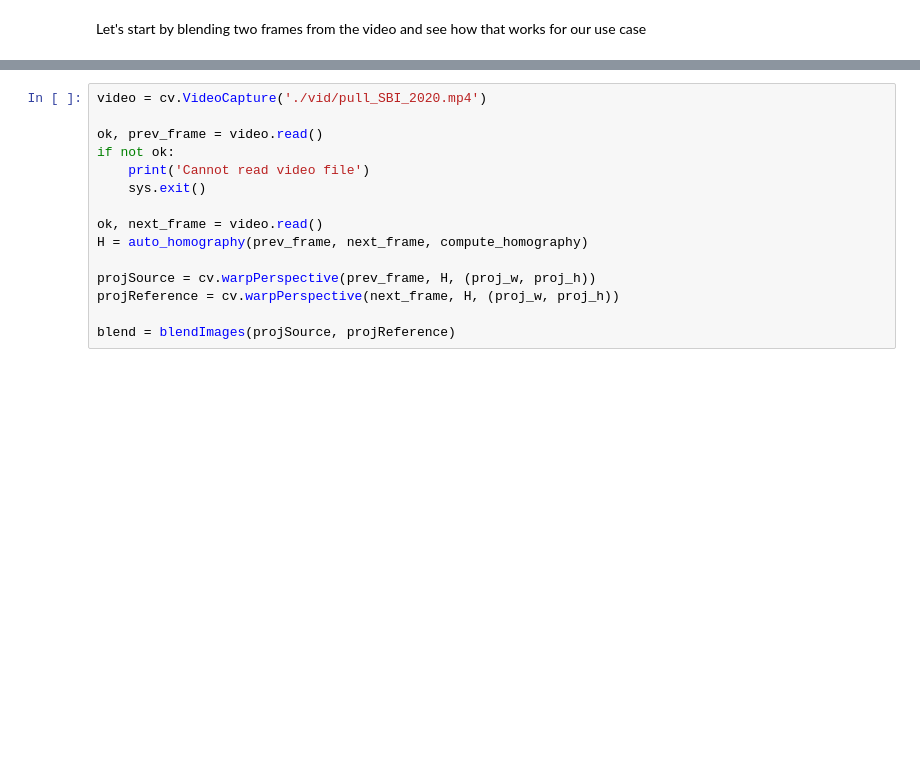
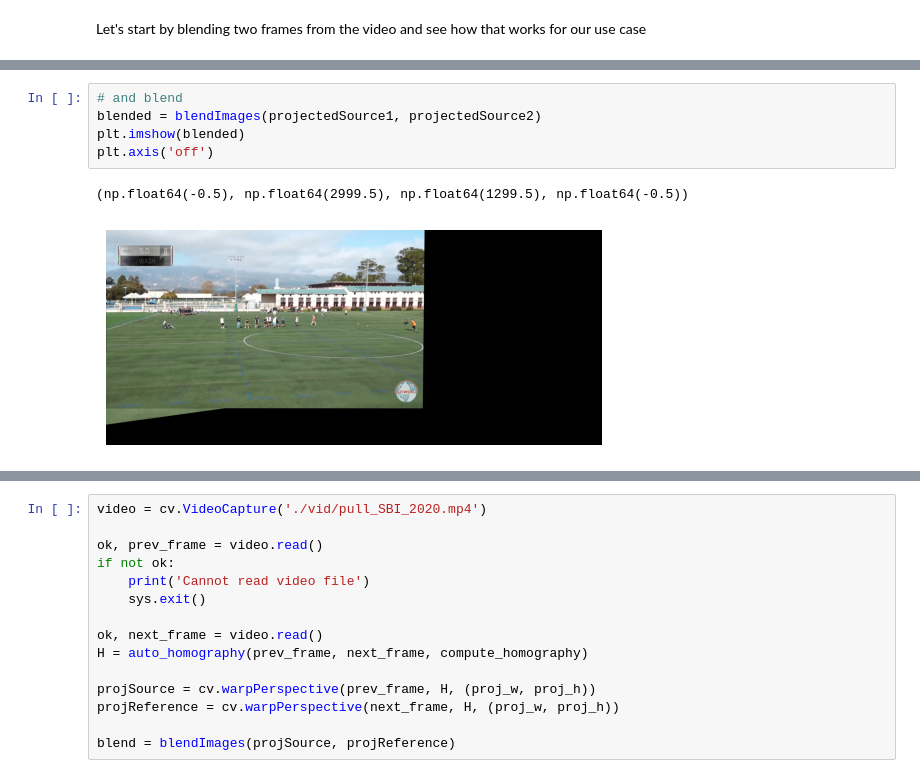
Before and after one commit to peterdobbs77/objectTracking_py, a Jupyter notebook: video_analysis.ipynb, the cells around one changed output, grey strips where cells are left out. Cells and saved outputs as stored; diff of their text form; blank space fills up the shorter version.

```diff
--- a/video_analysis.ipynb
+++ b/video_analysis.ipynb
@@ -157,0 +220,8 @@ Let's start by blending two frames from the video and see how that works for our
+# %%
+# and blend
+blended = blendImages(projectedSource1, projectedSource2)
+plt.imshow(blended)
+plt.axis('off')
+# %% [output]
+(np.float64(-0.5), np.float64(2999.5), np.float64(1299.5), np.float64(-0.5))
+[figure, added]
```
Also changed, not shown: parts of 10 cells of this notebook.
